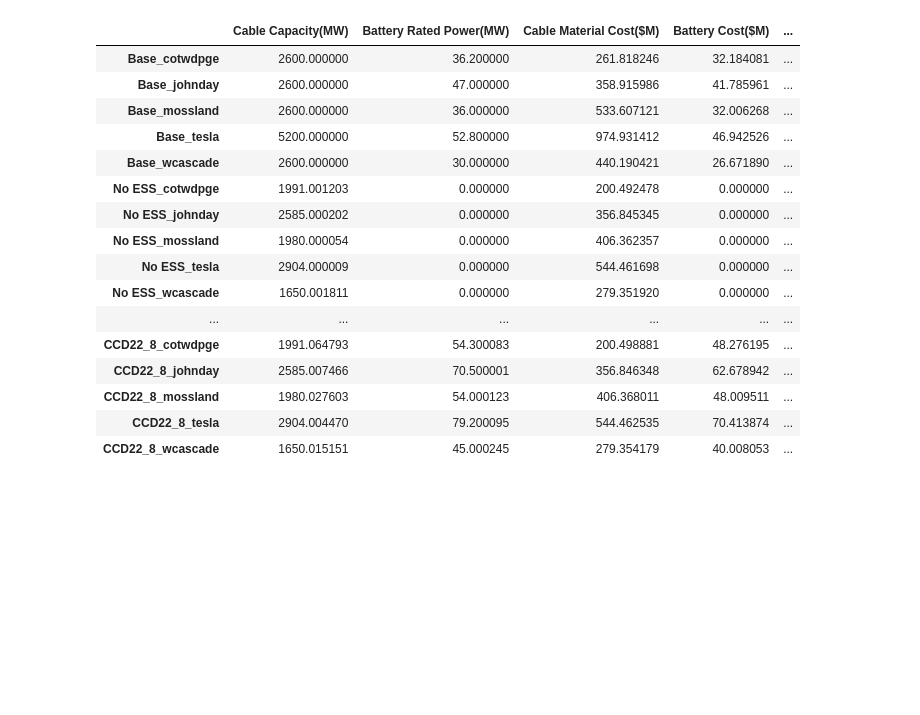
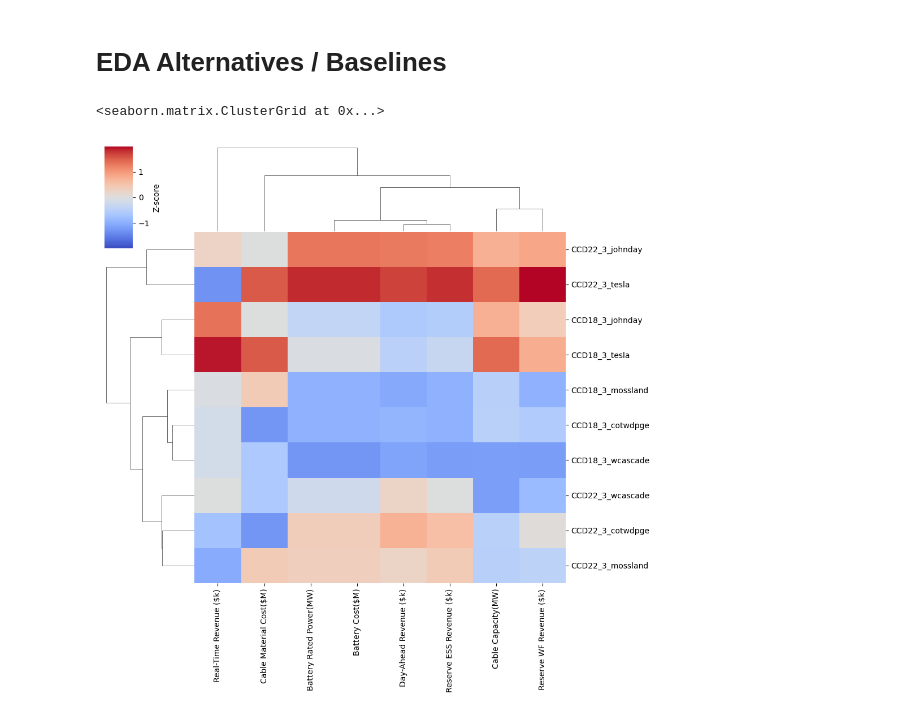
Before and after one commit to pnnl/pyMOODS, a Jupyter notebook: notebooks/MOCODO.ipynb, the cells around one changed output. Cells and saved outputs as stored; diff of their text form; code cells hidden in the pictures; blank space fills up the shorter version.

```diff
--- a/notebooks/MOCODO.ipynb
+++ b/notebooks/MOCODO.ipynb
@@ -23,24 +28,20 @@ os.listdir(path)
  'scenarios.csv',
  'MoCoDo formulation.docx',
  'design_solutions_per_scenario.csv']
-# %%
-df_design = pd.read_csv(os.path.join(path, 'design_solutions.csv'), index_col=0)
-df_design
-# %% [output]
-|  | Cable Capacity(MW) | Battery Rated Power(MW) | Cable Material Cost($M) | Battery Cost($M) | ... |
-| Base_cotwdpge | 2600.000000 | 36.200000 | 261.818246 | 32.184081 | ... |
-| Base_johnday | 2600.000000 | 47.000000 | 358.915986 | 41.785961 | ... |
-| Base_mossland | 2600.000000 | 36.000000 | 533.607121 | 32.006268 | ... |
-| Base_tesla | 5200.000000 | 52.800000 | 974.931412 | 46.942526 | ... |
-| Base_wcascade | 2600.000000 | 30.000000 | 440.190421 | 26.671890 | ... |
-| No ESS_cotwdpge | 1991.001203 | 0.000000 | 200.492478 | 0.000000 | ... |
-| No ESS_johnday | 2585.000202 | 0.000000 | 356.845345 | 0.000000 | ... |
-| No ESS_mossland | 1980.000054 | 0.000000 | 406.362357 | 0.000000 | ... |
-| No ESS_tesla | 2904.000009 | 0.000000 | 544.461698 | 0.000000 | ... |
-| No ESS_wcascade | 1650.001811 | 0.000000 | 279.351920 | 0.000000 | ... |
-| ... | ... | ... | ... | ... | ... |
-| CCD22_8_cotwdpge | 1991.064793 | 54.300083 | 200.498881 | 48.276195 | ... |
-| CCD22_8_johnday | 2585.007466 | 70.500001 | 356.846348 | 62.678942 | ... |
-| CCD22_8_mossland | 1980.027603 | 54.000123 | 406.368011 | 48.009511 | ... |
-| CCD22_8_tesla | 2904.004470 | 79.200095 | 544.462535 | 70.413874 | ... |
-| CCD22_8_wcascade | 1650.015151 | 45.000245 | 279.354179 | 40.008053 | ... |
+# %% [markdown]
+# EDA Alternatives / Baselines
+# %%
+import seaborn as sns
+
+df = df_design
+
+X = (df - df.mean())/df.std()
+vmax = vmax = X.abs().max().max()
+vmin = -vmax
+sns.clustermap(X, vmin=vmin, vmax=vmax, cmap='coolwarm', cbar_kws=dict(label='Z-score'))
+
+# import matplotlib
+# matplotlib.figure.Figure.colorbar.
+# %% [output]
+<seaborn.matrix.ClusterGrid at 0x...>
+[figure, added]
```
Also changed, not shown: parts of 8 cells of this notebook, 1 other file.
